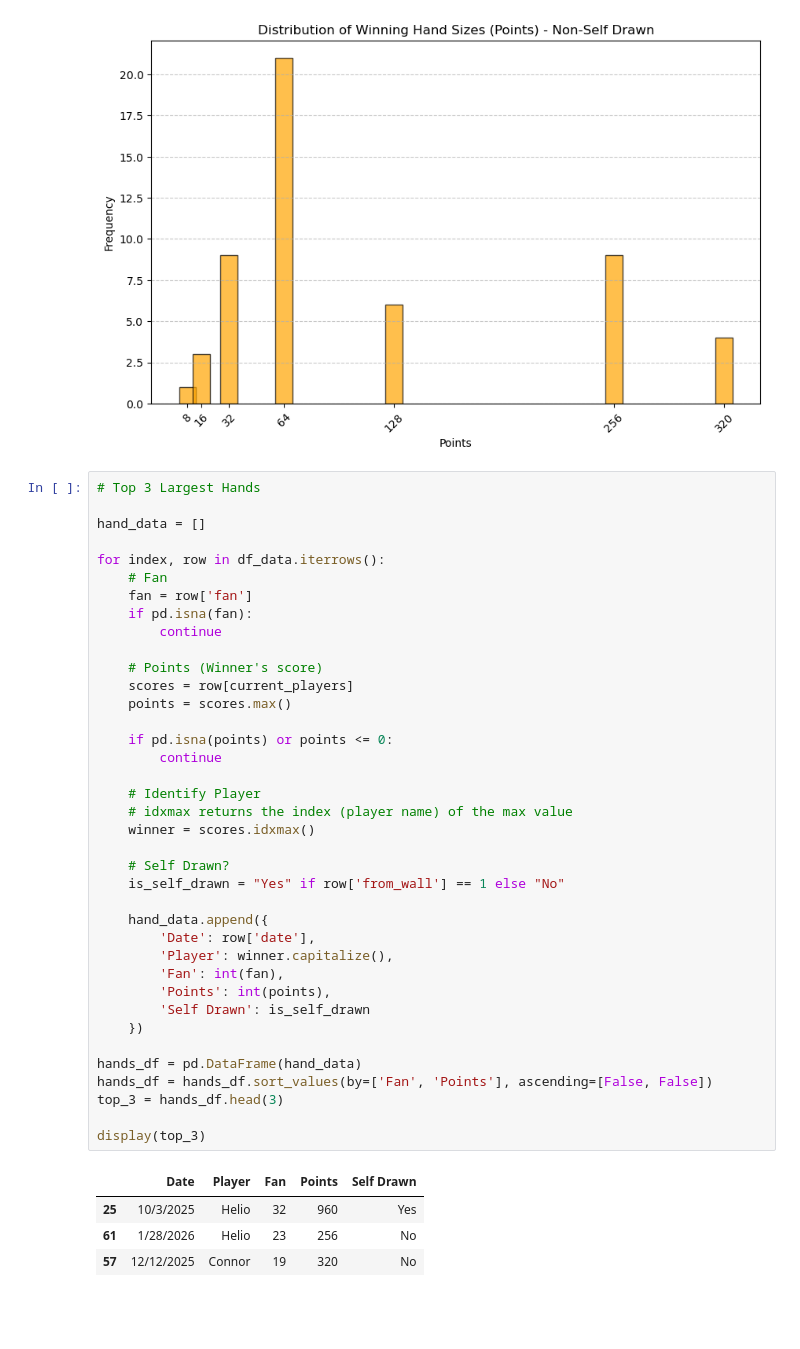
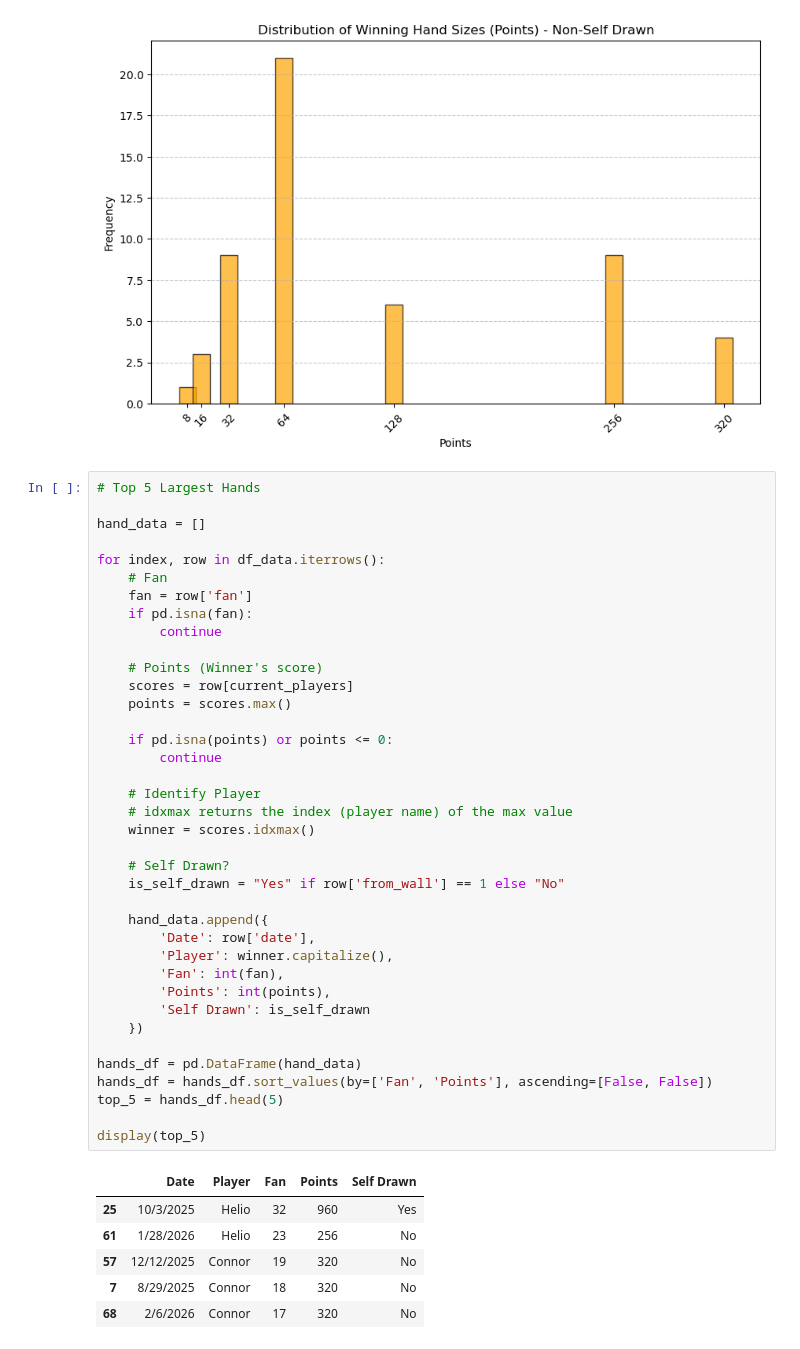
Before and after one commit to Conair94/Lifetime-Mahjong-Performance, a Jupyter notebook: Season 2 Data/Processing.ipynb, the cells around one changed output. Cells and saved outputs as stored; diff of their text form; blank space fills up the shorter version.

```diff
--- a/Season 2 Data/Processing.ipynb
+++ b/Season 2 Data/Processing.ipynb
@@ -273,7 +273,7 @@ plt.show()
 [figure]
 [figure]
 # %%
-# Top 3 Largest Hands
+# Top 5 Largest Hands
 
 hand_data = []
 
@@ -286,32 +286,34 @@ for index, row in df_data.iterrows():
     # Points (Winner's score)
     scores = row[current_players]
     points = scores.max()
 
     if pd.isna(points) or points <= 0:
         continue
 
     # Identify Player
     # idxmax returns the index (player name) of the max value
     winner = scores.idxmax()
 
     # Self Drawn?
     is_self_drawn = "Yes" if row['from_wall'] == 1 else "No"
 
     hand_data.append({
         'Date': row['date'],
         'Player': winner.capitalize(),
         'Fan': int(fan),
         'Points': int(points),
         'Self Drawn': is_self_drawn
     })
 
 hands_df = pd.DataFrame(hand_data)
 hands_df = hands_df.sort_values(by=['Fan', 'Points'], ascending=[False, False])
-top_3 = hands_df.head(3)
+top_5 = hands_df.head(5)
 
-display(top_3)
+display(top_5)
 # %% [output]
 |  | Date | Player | Fan | Points | Self Drawn |
 | 25 | 10/3/2025 | Helio | 32 | 960 | Yes |
 | 61 | 1/28/2026 | Helio | 23 | 256 | No |
 | 57 | 12/12/2025 | Connor | 19 | 320 | No |
+| 7 | 8/29/2025 | Connor | 18 | 320 | No |
+| 68 | 2/6/2026 | Connor | 17 | 320 | No |
```
Also changed, not shown: parts of 1 cell of this notebook, 3 other files.
